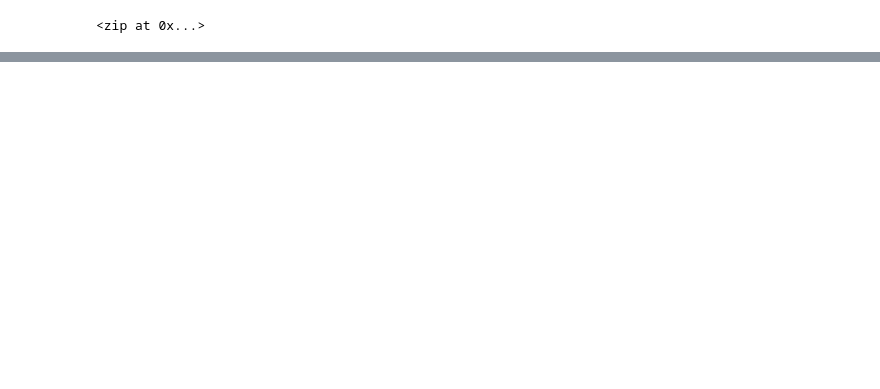
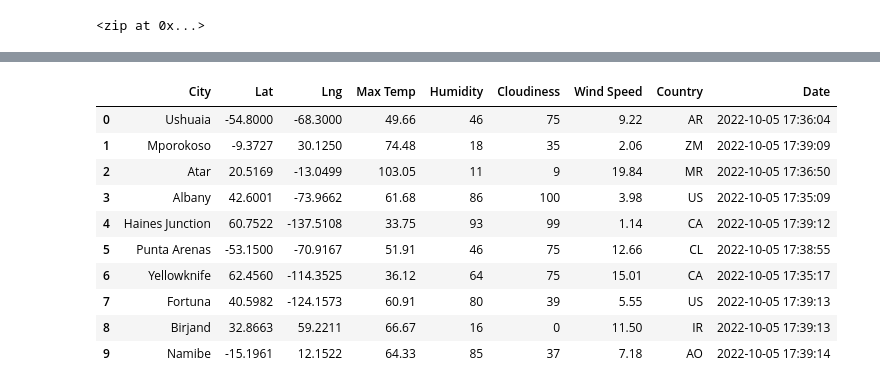
Before and after one commit to aboueim/World_Weather_Analysis, a Jupyter notebook: WeatherPy.ipynb, the cells around one changed output, grey strips where cells are left out. Drawn from its saved outputs; the diff is of its cells as text; code cells hidden in the pictures; blank space fills up the shorter version.

Commit message:
modifying git ignore and adding WeatherPy file

```diff
--- a/WeatherPy.ipynb
+++ b/WeatherPy.ipynb
@@ -7,3 +17,6 @@ from citipy import citipy
+# %%
+# Starting URL for Weather Map API Call.
+url = "http://api.openweathermap.org/data/2.5/weather?units=Imperial&APPID=" + weather_api_key
 # %%
 # Create a set of random latitude and longitude combinations.
 lats = np.random.uniform(-90, 90, size = 1500)
@@ -53,0 +67,13 @@ len(cities)
+# %%
+# Create an empty list to hold the weather data.
+
+city_data = []
+
+# Print the beginning of the logging.
+
+print("Beginning Data Retrieval     ")
+print("-----------------------------")
+
+# Create counters.
+record_count = 1
+set_count = 1
@@ -53,0 +153,16 @@ len(cities)
+# %%
+# Convert the array of dictionaries to a Pandas DataFrame.
+city_data_df = pd.DataFrame(city_data)
+city_data_df.head(10)
+# %% [output]
+|  | City | Lat | Lng | Max Temp | Humidity | Cloudiness | Wind Speed | Country | Date |
+| 0 | Ushuaia | -54.8000 | -68.3000 | 49.66 | 46 | 75 | 9.22 | AR | 2022-10-05 17:36:04 |
+| 1 | Mporokoso | -9.3727 | 30.1250 | 74.48 | 18 | 35 | 2.06 | ZM | 2022-10-05 17:39:09 |
+| 2 | Atar | 20.5169 | -13.0499 | 103.05 | 11 | 9 | 19.84 | MR | 2022-10-05 17:36:50 |
+| 3 | Albany | 42.6001 | -73.9662 | 61.68 | 86 | 100 | 3.98 | US | 2022-10-05 17:35:09 |
+| 4 | Haines Junction | 60.7522 | -137.5108 | 33.75 | 93 | 99 | 1.14 | CA | 2022-10-05 17:39:12 |
+| 5 | Punta Arenas | -53.1500 | -70.9167 | 51.91 | 46 | 75 | 12.66 | CL | 2022-10-05 17:38:55 |
+| 6 | Yellowknife | 62.4560 | -114.3525 | 36.12 | 64 | 75 | 15.01 | CA | 2022-10-05 17:35:17 |
+| 7 | Fortuna | 40.5982 | -124.1573 | 60.91 | 80 | 39 | 5.55 | US | 2022-10-05 17:39:13 |
+| 8 | Birjand | 32.8663 | 59.2211 | 66.67 | 16 | 0 | 11.50 | IR | 2022-10-05 17:39:13 |
+| 9 | Namibe | -15.1961 | 12.1522 | 64.33 | 85 | 37 | 7.18 | AO | 2022-10-05 17:39:14 |
```
Also changed, not shown: parts of 9 cells of this notebook, 3 other files.
